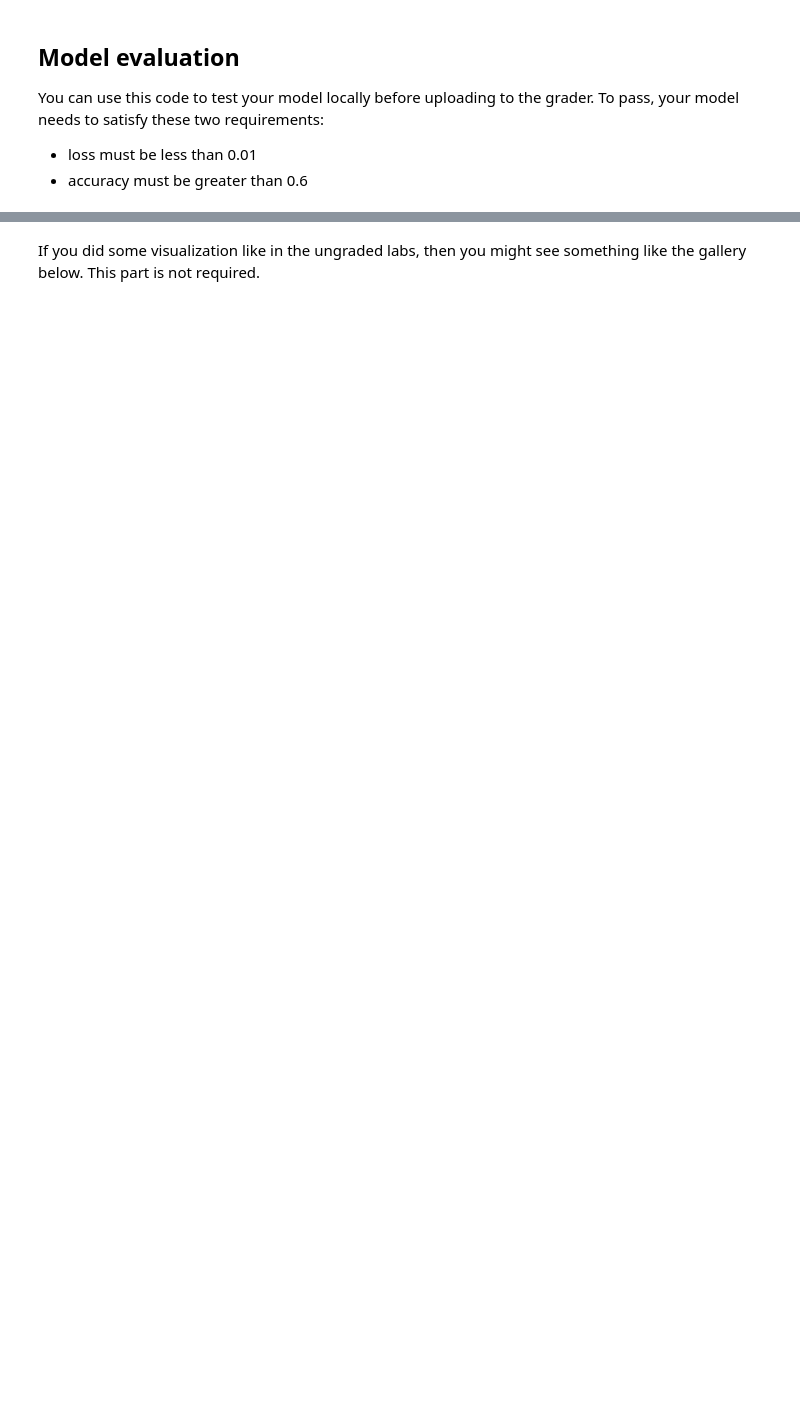
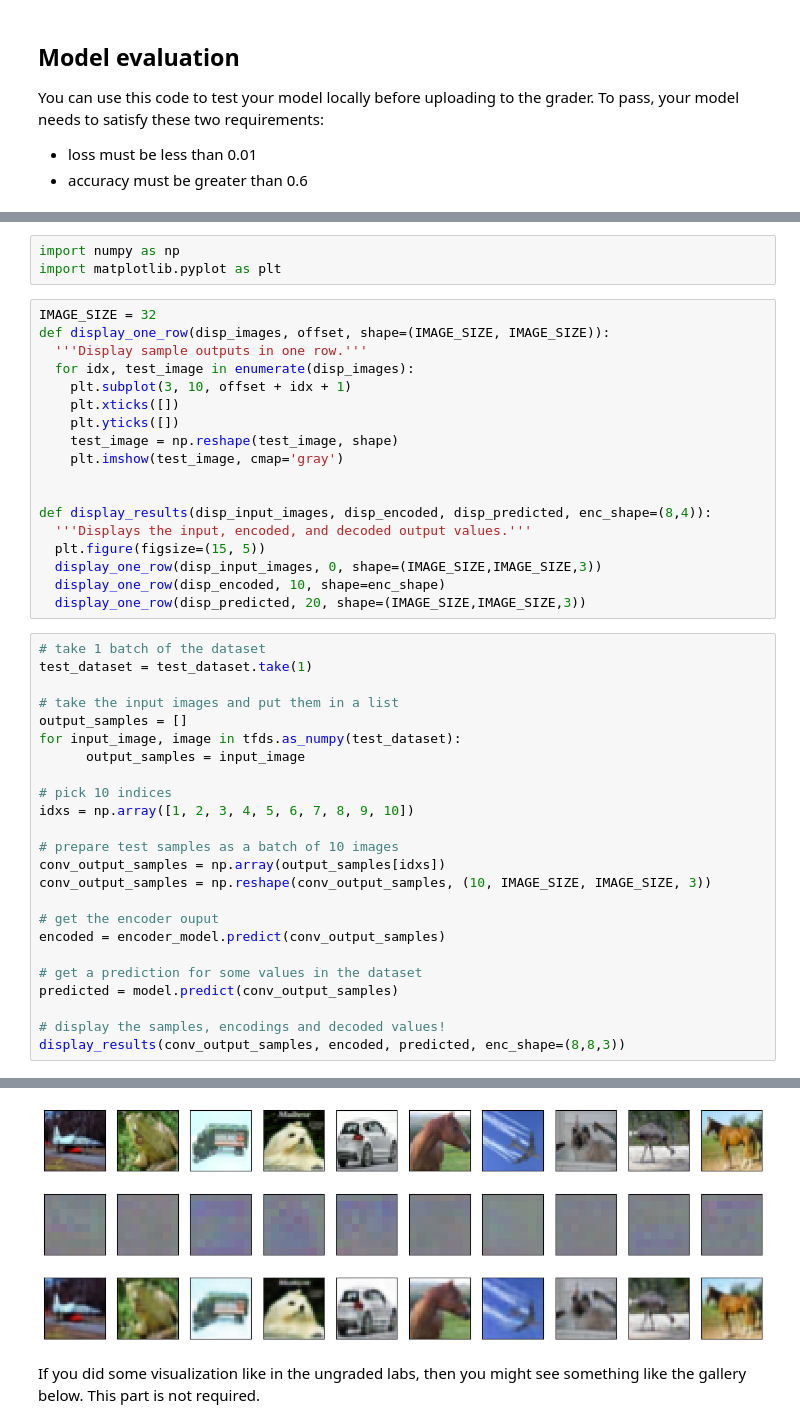
Before and after one commit to clauseisenhardt/colabTmp, a Jupyter notebook: Course 4 - Generative Deep Learning/W2/assignment/C4W2_Assignment.ipynb, the cells around one changed output, grey strips where cells are left out. Cells and saved outputs as stored; diff of their text form; blank space fills up the shorter version.

```diff
--- a/Course 4 - Generative Deep Learning/W2/assignment/C4W2_Assignment.ipynb
+++ b/Course 4 - Generative Deep Learning/W2/assignment/C4W2_Assignment.ipynb
@@ -116,0 +196,46 @@ result = model.evaluate(test_dataset, steps=10)
+# %%
+import numpy as np
+import matplotlib.pyplot as plt
+# %%
+IMAGE_SIZE = 32
+def display_one_row(disp_images, offset, shape=(IMAGE_SIZE, IMAGE_SIZE)):
+  '''Display sample outputs in one row.'''
+  for idx, test_image in enumerate(disp_images):
+    plt.subplot(3, 10, offset + idx + 1)
+    plt.xticks([])
+    plt.yticks([])
+    test_image = np.reshape(test_image, shape)
+    plt.imshow(test_image, cmap='gray')
+
+
+def display_results(disp_input_images, disp_encoded, disp_predicted, enc_shape=(8,4)):
+  '''Displays the input, encoded, and decoded output values.'''
+  plt.figure(figsize=(15, 5))
+  display_one_row(disp_input_images, 0, shape=(IMAGE_SIZE,IMAGE_SIZE,3))
+  display_one_row(disp_encoded, 10, shape=enc_shape)
+  display_one_row(disp_predicted, 20, shape=(IMAGE_SIZE,IMAGE_SIZE,3))
+# %%
+# take 1 batch of the dataset
+test_dataset = test_dataset.take(1)
+
+# take the input images and put them in a list
+output_samples = []
+for input_image, image in tfds.as_numpy(test_dataset):
+      output_samples = input_image
+
+# pick 10 indices
+idxs = np.array([1, 2, 3, 4, 5, 6, 7, 8, 9, 10])
+
+# prepare test samples as a batch of 10 images
+conv_output_samples = np.array(output_samples[idxs])
+conv_output_samples = np.reshape(conv_output_samples, (10, IMAGE_SIZE, IMAGE_SIZE, 3))
+
+# get the encoder ouput
+encoded = encoder_model.predict(conv_output_samples)
+
+# get a prediction for some values in the dataset
+predicted = model.predict(conv_output_samples)
+
+# display the samples, encodings and decoded values!
+display_results(conv_output_samples, encoded, predicted, enc_shape=(8,8,3))
+# %% [output]
@@ -117,3 +244,4 @@ result = model.evaluate(test_dataset, steps=10)
+[figure, added]
 # %% [markdown]
 If you did some visualization like in the ungraded labs, then you might see something like the gallery below. This part is not required.
 # %% [markdown]
```
Also changed, not shown: parts of 6 cells of this notebook.
